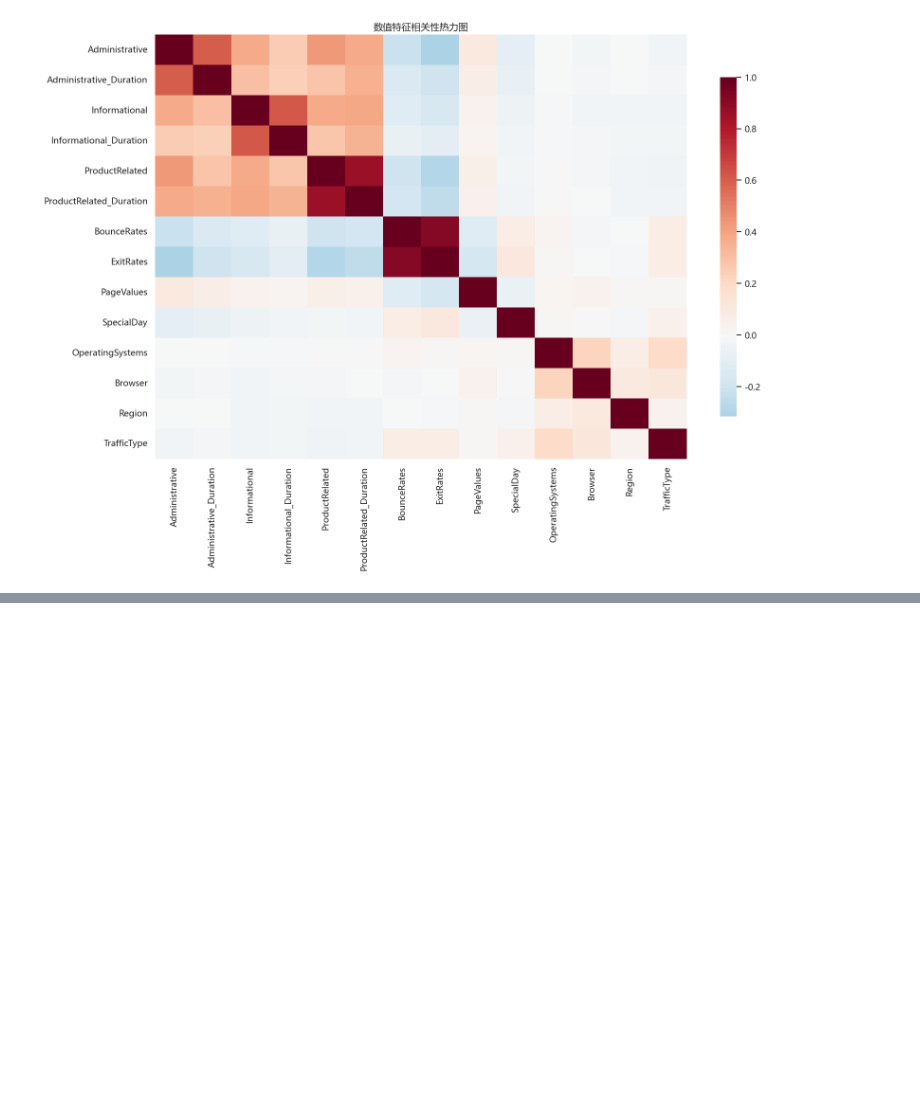
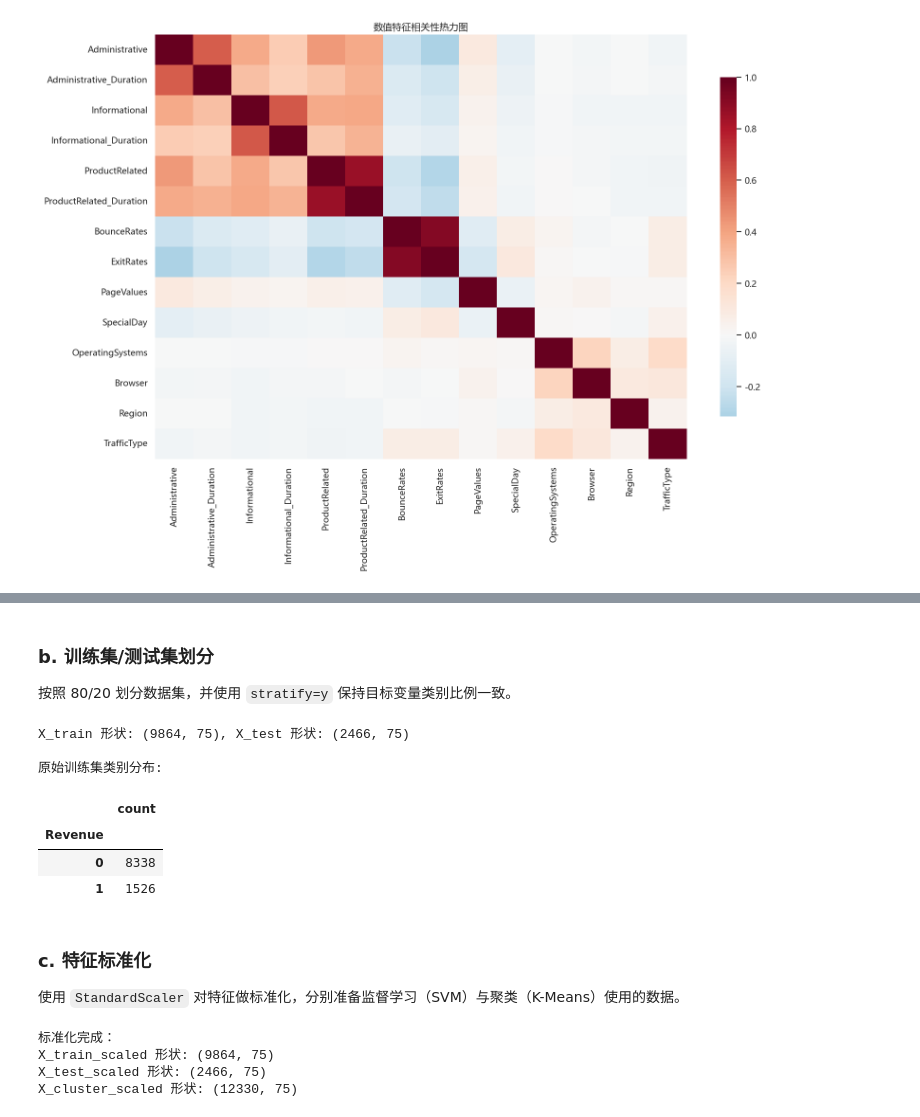
Before and after one commit to james0769-cmd/Online-Shoppers-Intention-Analysis, a Jupyter notebook: Online Shoppers Intention Analysis.ipynb, the cells around one changed output, grey strips where cells are left out. Saved outputs shown, nothing was run; the diff lists cells and outputs as text; code cells hidden in the pictures; blank space fills up the shorter version.

```diff
--- a/Online Shoppers Intention Analysis.ipynb
+++ b/Online Shoppers Intention Analysis.ipynb
@@ -279,0 +293,22 @@ plt.show()
+# %%
+# 目标变量与特征拆分
+y = df["Revenue"].astype(int)
+X = df.drop(columns=["Revenue"]).copy()
+
+# 类别特征编码
+cat_cols_to_encode = [
+    "Month", "VisitorType", "Weekend",
+    "OperatingSystems", "Browser", "Region", "TrafficType"
+]
+existing_cat_cols = [c for c in cat_cols_to_encode if c in X.columns]
+missing_cat_cols = [c for c in cat_cols_to_encode if c not in X.columns]
+
+if missing_cat_cols:
+    print(f"以下指定类别列不存在，将自动跳过: {missing_cat_cols}")
+
+for col in existing_cat_cols:
+    X[col] = X[col].astype(str)
+
+X_encoded = pd.get_dummies(X, columns=existing_cat_cols, drop_first=False)
+print(f"编码后特征维度: {X_encoded.shape}")
+display(X_encoded.head())
@@ -279,0 +324,56 @@ plt.show()
+# %% [markdown]
+### b. 训练集/测试集划分
+按照 80/20 划分数据集，并使用 `stratify=y` 保持目标变量类别比例一致。
+# %%
+X_train, X_test, y_train, y_test = train_test_split(
+    X_encoded,
+    y,
+    test_size=0.2,
+    random_state=42,
+    stratify=y
+)
+
+print(f"X_train 形状: {X_train.shape}, X_test 形状: {X_test.shape}")
+print("\n原始训练集类别分布:")
+display(y_train.value_counts().sort_index().to_frame(name="count"))
+# %% [output]
+X_train 形状: (9864, 75), X_test 形状: (2466, 75)
+
+原始训练集类别分布:
+|  | count |
+| Revenue |  |
+| 0 | 8338 |
+| 1 | 1526 |
+# %% [markdown]
+### c. 特征标准化
+使用 `StandardScaler` 对特征做标准化，分别准备监督学习（SVM）与聚类（K-Means）使用的数据。
+# %%
+scaler = StandardScaler()
+X_train_scaled = pd.DataFrame(
+    scaler.fit_transform(X_train),
+    columns=X_train.columns,
+    index=X_train.index
+)
+X_test_scaled = pd.DataFrame(
+    scaler.transform(X_test),
+    columns=X_test.columns,
+    index=X_test.index
+)
+
+# 为 K-Means 额外准备全量标准化特征
+cluster_scaler = StandardScaler()
+X_cluster_scaled = pd.DataFrame(
+    cluster_scaler.fit_transform(X_encoded),
+    columns=X_encoded.columns,
+    index=X_encoded.index
+)
+
+print("标准化完成：")
+print(f"X_train_scaled 形状: {X_train_scaled.shape}")
+print(f"X_test_scaled 形状: {X_test_scaled.shape}")
+print(f"X_cluster_scaled 形状: {X_cluster_scaled.shape}")
+# %% [output]
+标准化完成：
+X_train_scaled 形状: (9864, 75)
+X_test_scaled 形状: (2466, 75)
+X_cluster_scaled 形状: (12330, 75)
```
Also changed, not shown: parts of 6 cells of this notebook, 1 other file.
